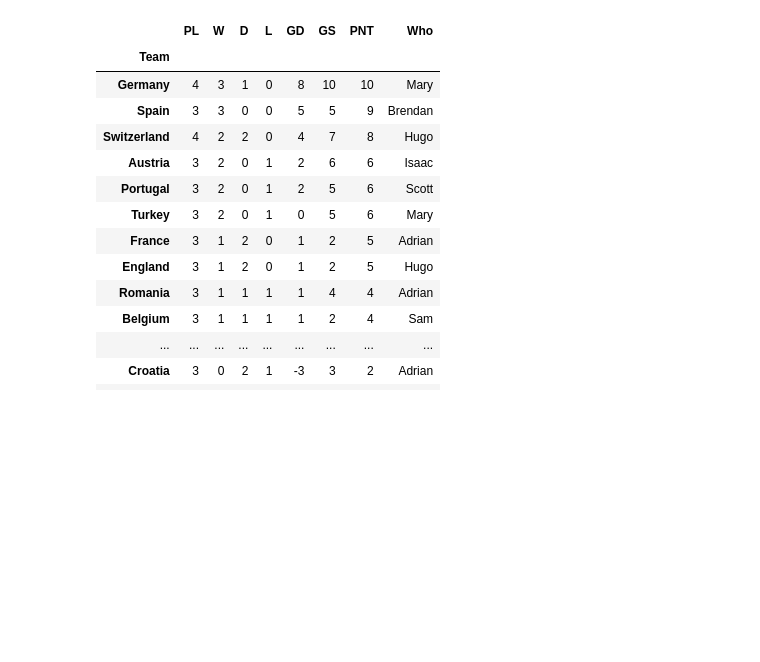
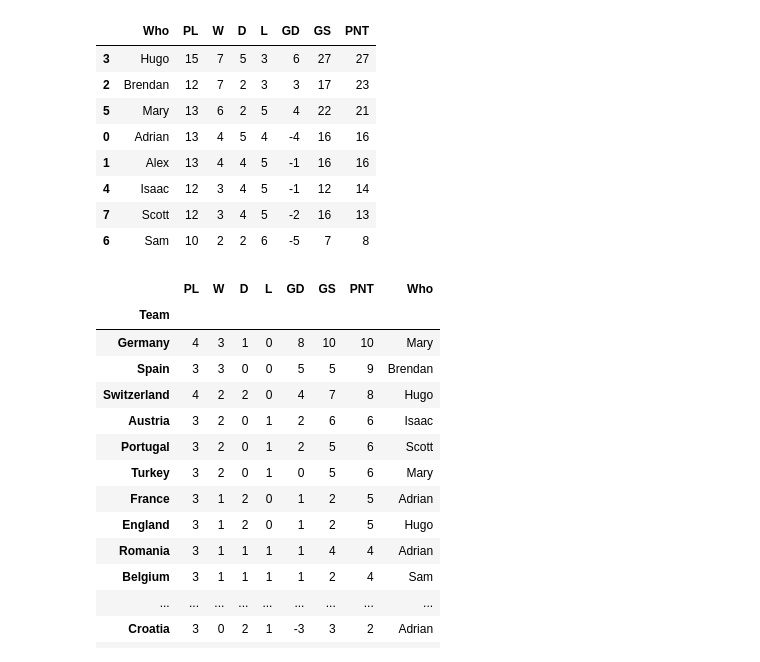
Before and after one commit to satomlins/sweepstakelads, a Jupyter notebook: do_the_code.ipynb, the cells around one changed output. Cells and saved outputs as stored; diff of their text form; code cells hidden in the pictures; blank space fills up the shorter version.

```diff
--- a/do_the_code.ipynb
+++ b/do_the_code.ipynb
@@ -30,0 +33,12 @@ df
+# %%
+EC2024.team_table[['Who','PL','W','D','L','GD','GS','PNT']].groupby('Who').sum().reset_index().sort_values('PNT', ascending=False)
+# %% [output]
+|  | Who | PL | W | D | L | GD | GS | PNT |
+| 3 | Hugo | 15 | 7 | 5 | 3 | 6 | 27 | 27 |
+| 2 | Brendan | 12 | 7 | 2 | 3 | 3 | 17 | 23 |
+| 5 | Mary | 13 | 6 | 2 | 5 | 4 | 22 | 21 |
+| 0 | Adrian | 13 | 4 | 5 | 4 | -4 | 16 | 16 |
+| 1 | Alex | 13 | 4 | 4 | 5 | -1 | 16 | 16 |
+| 4 | Isaac | 12 | 3 | 4 | 5 | -1 | 12 | 14 |
+| 7 | Scott | 12 | 3 | 4 | 5 | -2 | 16 | 13 |
+| 6 | Sam | 10 | 2 | 2 | 6 | -5 | 7 | 8 |
```
Also changed, not shown: parts of 3 cells of this notebook, 6 other files.
